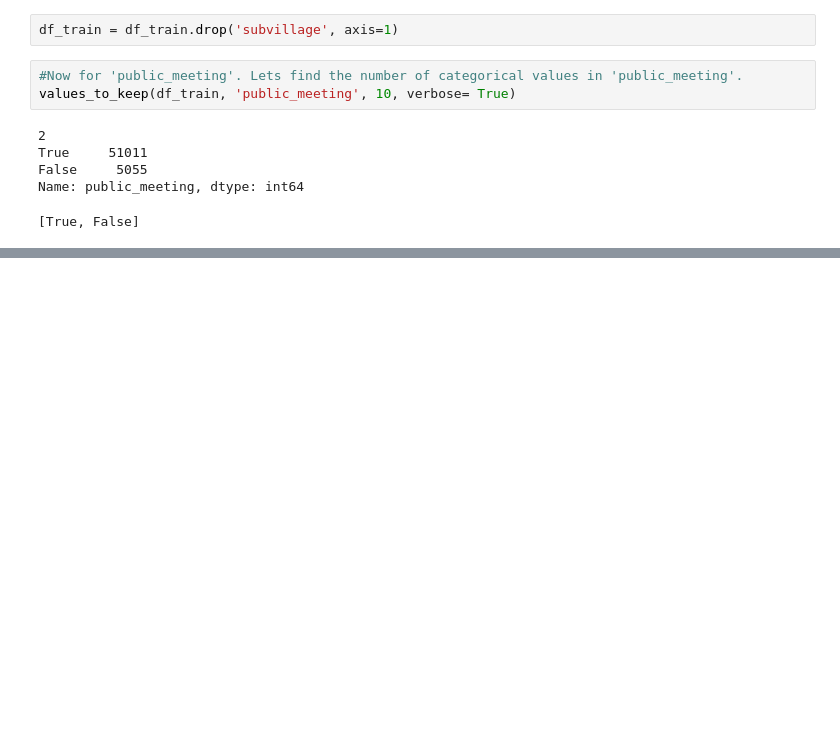
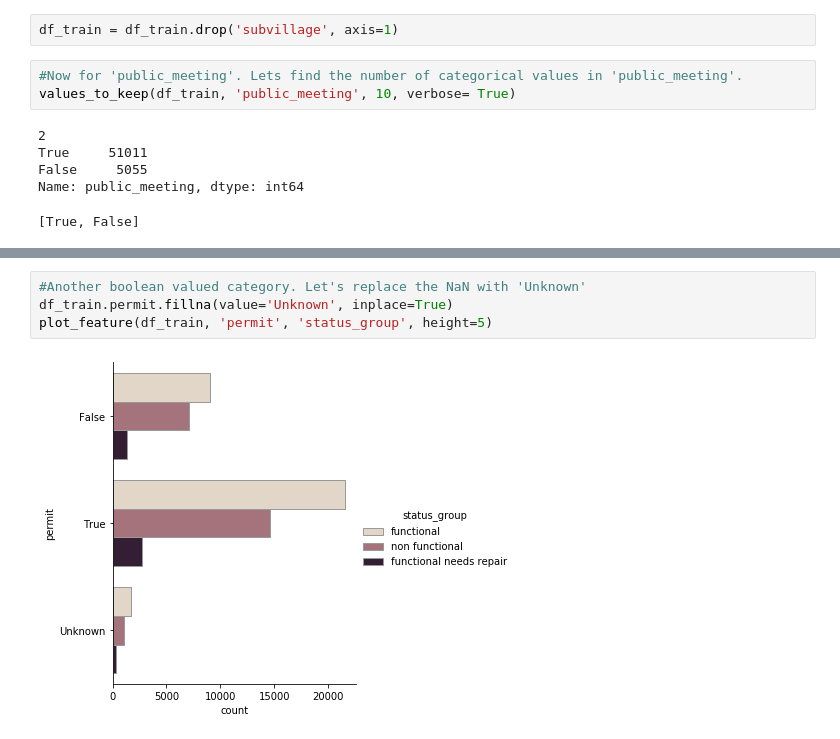
Before and after one commit to akashrama/tanzania_water_predictor, a Jupyter notebook: notebooks/exploratory/Brent/Eda_cleaning.ipynb, the cells around one changed output, grey strips where cells are left out. Drawn from its saved outputs; the diff is of its cells as text; blank space fills up the shorter version.

```diff
--- a/notebooks/exploratory/Brent/Eda_cleaning.ipynb
+++ b/notebooks/exploratory/Brent/Eda_cleaning.ipynb
@@ -361,3 +404,9 @@ df_train.permit.fillna(df_train.permit.mode, inplace=True)
+# %%
+#Another boolean valued category. Let's replace the NaN with 'Unknown'
+df_train.permit.fillna(value='Unknown', inplace=True)
+plot_feature(df_train, 'permit', 'status_group', height=5)
+# %% [output]
+[figure, added]
 # %%
 df_train.isnull().sum()
 # %% [output]
```
Also changed, not shown: parts of 27 cells of this notebook.
